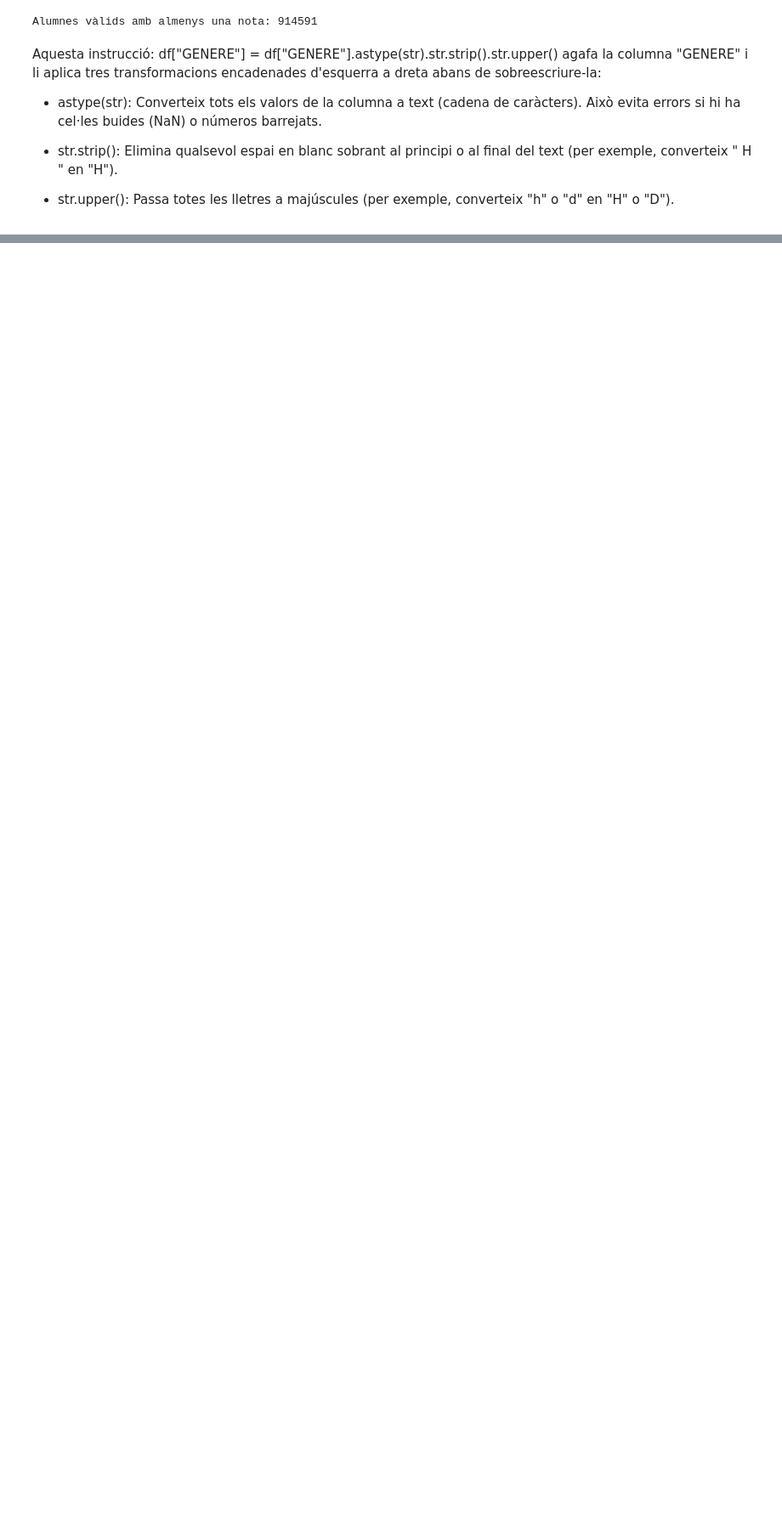
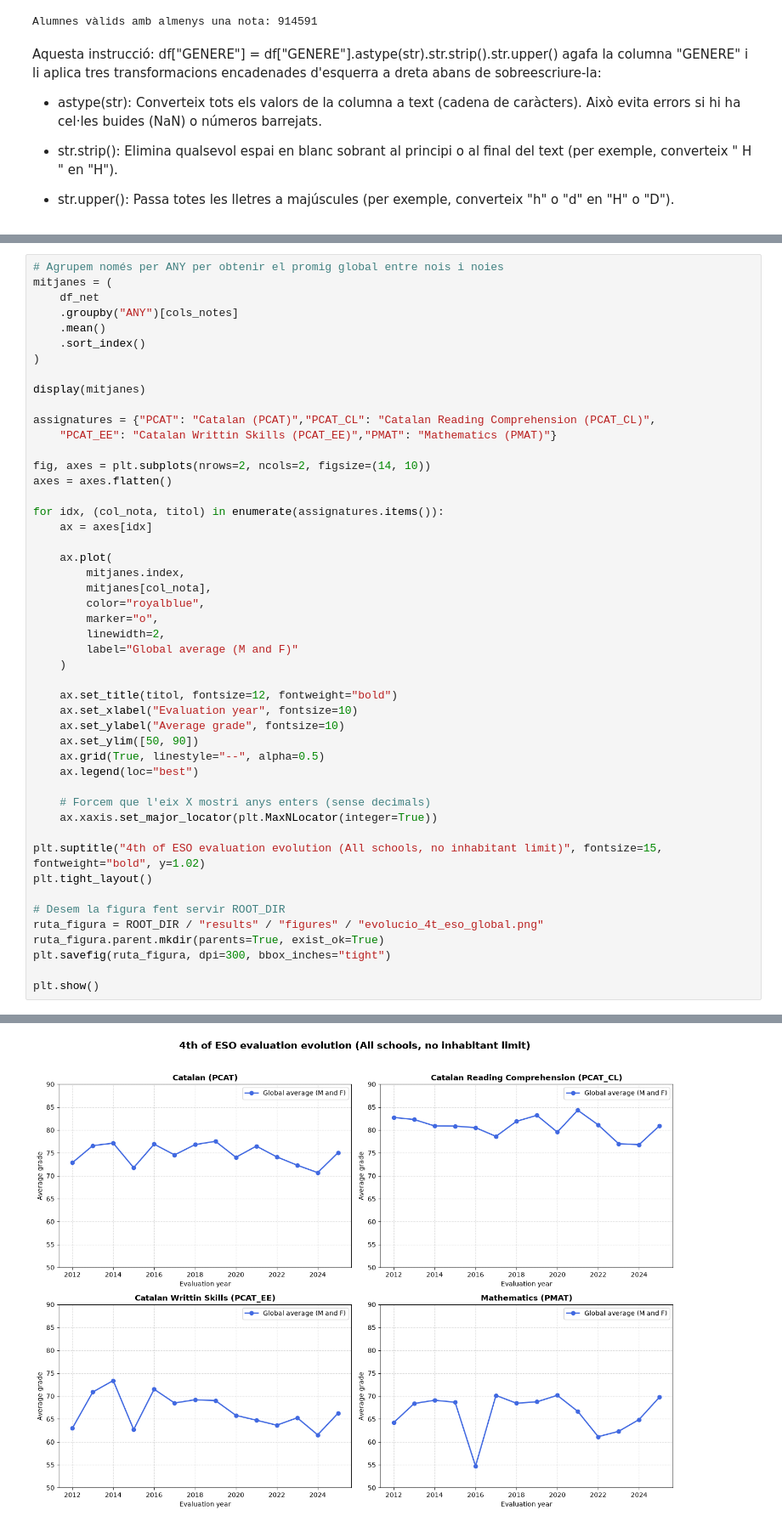
Before and after one commit to JordiVillalbi/migratory-movements-catalonia, a Jupyter notebook: scripts/Image_creation/analisi_4t_eso.ipynb, the cells around one changed output, grey strips where cells are left out. Shown at 85% size. Drawn from its saved outputs; the diff is of its cells as text; blank space fills up the shorter version.

```diff
--- a/scripts/Image_creation/analisi_4t_eso.ipynb
+++ b/scripts/Image_creation/analisi_4t_eso.ipynb
@@ -105,0 +106,49 @@ plt.show()
+# %%
+# Agrupem només per ANY per obtenir el promig global entre nois i noies
+mitjanes = (
+    df_net
+    .groupby("ANY")[cols_notes]
+    .mean()
+    .sort_index()
+)
+
+display(mitjanes)
+
+assignatures = {"PCAT": "Catalan (PCAT)","PCAT_CL": "Catalan Reading Comprehension (PCAT_CL)",
+    "PCAT_EE": "Catalan Writtin Skills (PCAT_EE)","PMAT": "Mathematics (PMAT)"}
+
+fig, axes = plt.subplots(nrows=2, ncols=2, figsize=(14, 10))
+axes = axes.flatten()
+
+for idx, (col_nota, titol) in enumerate(assignatures.items()):
+    ax = axes[idx]
+
+    ax.plot(
+        mitjanes.index,
+        mitjanes[col_nota],
+        color="royalblue",
+        marker="o",
+        linewidth=2,
+        label="Global average (M and F)"
+    )
+
+    ax.set_title(titol, fontsize=12, fontweight="bold")
+    ax.set_xlabel("Evaluation year", fontsize=10)
+    ax.set_ylabel("Average grade", fontsize=10)
+    ax.set_ylim([50, 90])
+    ax.grid(True, linestyle="--", alpha=0.5)
+    ax.legend(loc="best")
+
+    # Forcem que l'eix X mostri anys enters (sense decimals)
+    ax.xaxis.set_major_locator(plt.MaxNLocator(integer=True))
+
+plt.suptitle("4th of ESO evaluation evolution (All schools, no inhabitant limit)", fontsize=15, fontweight="bold", y=1.02)
+plt.tight_layout()
+
+# Desem la figura fent servir ROOT_DIR
+ruta_figura = ROOT_DIR / "results" / "figures" / "evolucio_4t_eso_global.png"
+ruta_figura.parent.mkdir(parents=True, exist_ok=True)
+plt.savefig(ruta_figura, dpi=300, bbox_inches="tight")
+
+plt.show()
+# %% [output]
@@ -105,0 +171 @@ plt.show()
+[figure, added]
```
Also changed, not shown: parts of 2 cells of this notebook, 1 other file.
